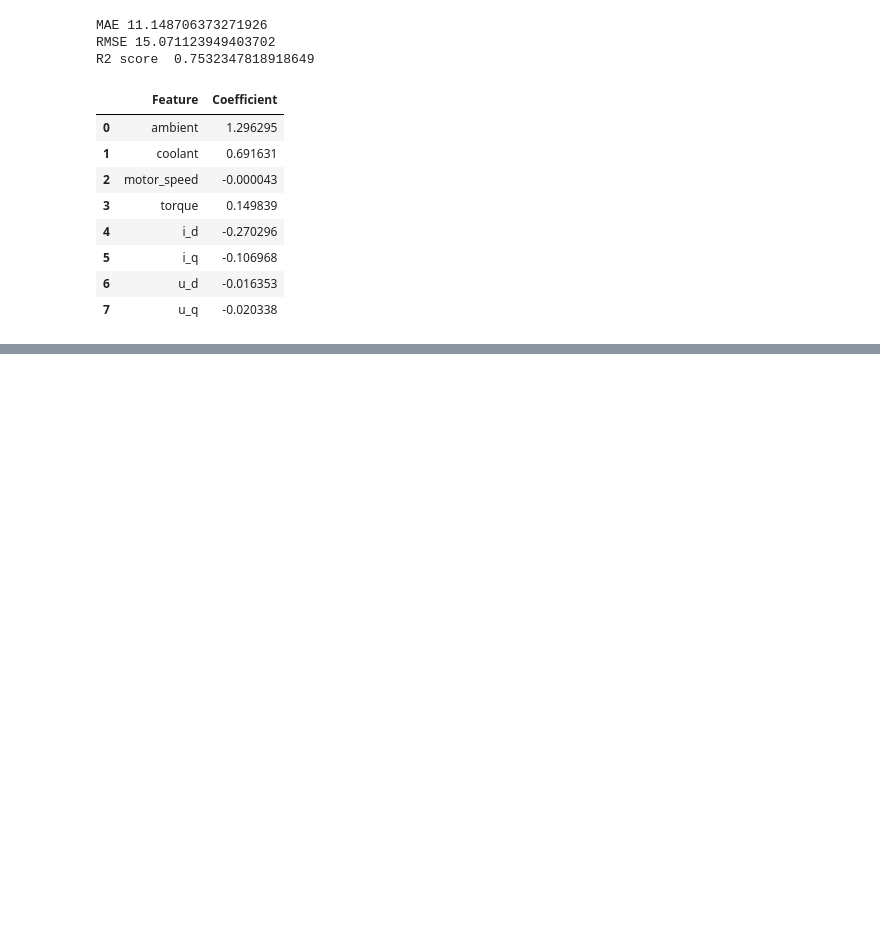
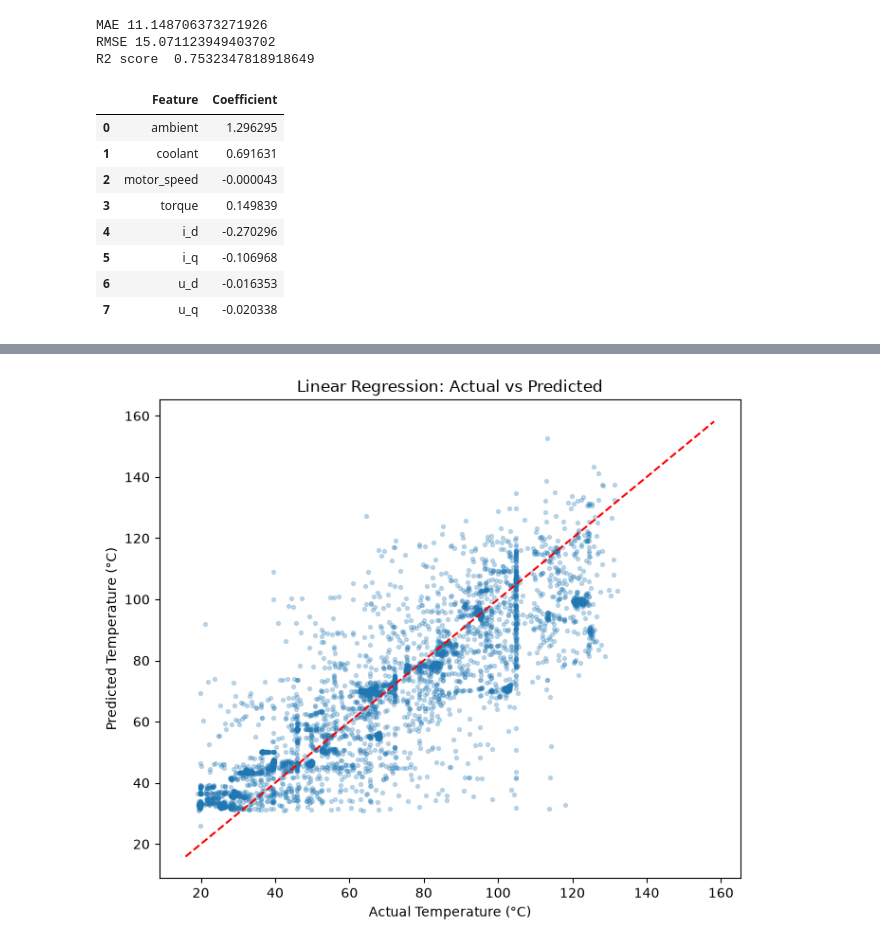
Before and after one commit to Rk-creations-dev/Motor_Temperature_Prediction, a Jupyter notebook: notebooks/02_modeling.ipynb, the cells around one changed output, grey strips where cells are left out. Cells and saved outputs as stored; diff of their text form; code cells hidden in the pictures; blank space fills up the shorter version.

```diff
--- a/notebooks/02_modeling.ipynb
+++ b/notebooks/02_modeling.ipynb
@@ -70,3 +70,11 @@ coefficients
 | 5 | i_q | -0.106968 |
 | 6 | u_d | -0.016353 |
 | 7 | u_q | -0.020338 |
+# %%
+from sklearn.dummy import DummyRegressor
+
+dummy_model = DummyRegressor(strategy="mean")
+
+dummy_model.fit(X_train, y_train)
+
+dummy_pred = dummy_model.predict(X_test)
@@ -72,0 +207,54 @@ coefficients
+# %%
+plot_df = pd.DataFrame({
+    "Actual": y_test.to_numpy(),
+    "Linear Regression": np.asarray(y_pred),
+    "HistGradientBoosting": np.asarray(boost_pred)
+})
+
+plot_sample = plot_df.sample(
+    n=min(5000, len(plot_df)),
+    random_state=42
+)
+
+lower = min(
+    plot_df["Actual"].min(),
+    plot_df["Linear Regression"].min(),
+    plot_df["HistGradientBoosting"].min()
+)
+
+upper = max(
+    plot_df["Actual"].max(),
+    plot_df["Linear Regression"].max(),
+    plot_df["HistGradientBoosting"].max()
+)
+
+plt.figure(figsize=(7, 6))
+
+plt.scatter(
+    plot_sample["Actual"],
+    plot_sample["Linear Regression"],
+    alpha=0.25,
+    s=8
+)
+
+plt.plot(
+    [lower, upper],
+    [lower, upper],
+    "r--"
+)
+
+plt.xlabel("Actual Temperature (°C)")
+plt.ylabel("Predicted Temperature (°C)")
+plt.title("Linear Regression: Actual vs Predicted")
+
+plt.tight_layout()
+
+plt.savefig(
+    "linear_regression_actual_vs_predicted.png",
+    dpi=300,
+    bbox_inches="tight"
+)
+
+plt.show()
+# %% [output]
+[figure, added]
```
Also changed, not shown: parts of 9 cells of this notebook, 3 other files.
